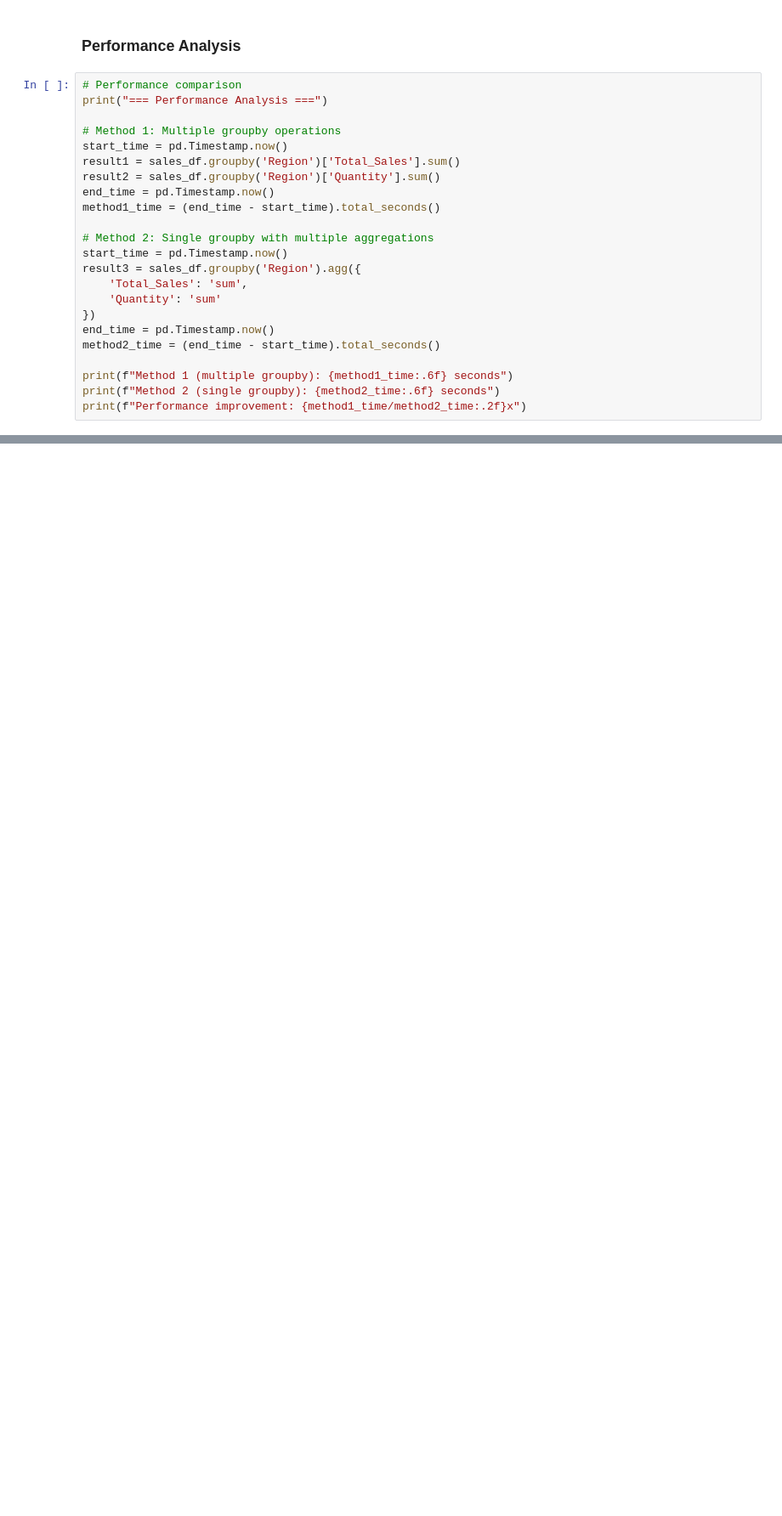
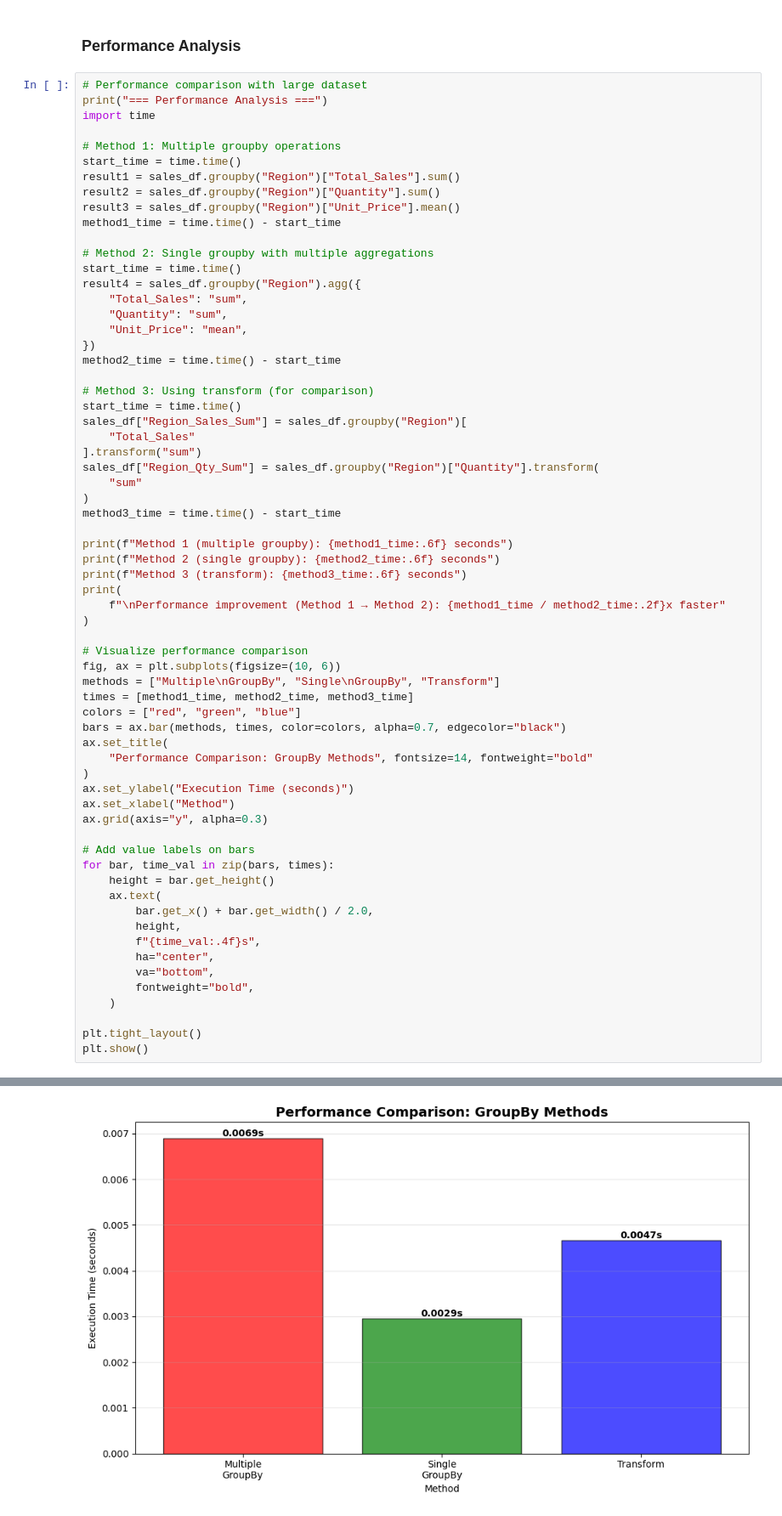
Before and after one commit to christopherseaman/datasci_217, a Jupyter notebook: 08/demo/demo1_groupby_operations.ipynb, the cells around one changed output, grey strips where cells are left out. Shown at 85% size. Drawn from its saved outputs; the diff is of its cells as text; blank space fills up the shorter version.

```diff
--- a/08/demo/demo1_groupby_operations.ipynb
+++ b/08/demo/demo1_groupby_operations.ipynb
@@ -188,25 +1011,68 @@ print(top_salesperson)
 # %% [markdown]
 ### Performance Analysis
 # %%
-# Performance comparison
+# Performance comparison with large dataset
 print("=== Performance Analysis ===")
+import time
 
 # Method 1: Multiple groupby operations
-start_time = pd.Timestamp.now()
-result1 = sales_df.groupby('Region')['Total_Sales'].sum()
-result2 = sales_df.groupby('Region')['Quantity'].sum()
-end_time = pd.Timestamp.now()
-method1_time = (end_time - start_time).total_seconds()
+start_time = time.time()
+result1 = sales_df.groupby("Region")["Total_Sales"].sum()
+result2 = sales_df.groupby("Region")["Quantity"].sum()
+result3 = sales_df.groupby("Region")["Unit_Price"].mean()
+method1_time = time.time() - start_time
 
 # Method 2: Single groupby with multiple aggregations
-start_time = pd.Timestamp.now()
-result3 = sales_df.groupby('Region').agg({
-    'Total_Sales': 'sum',
-    'Quantity': 'sum'
+start_time = time.time()
+result4 = sales_df.groupby("Region").agg({
+    "Total_Sales": "sum",
+    "Quantity": "sum",
+    "Unit_Price": "mean",
 })
-end_time = pd.Timestamp.now()
-method2_time = (end_time - start_time).total_seconds()
+method2_time = time.time() - start_time
+
+# Method 3: Using transform (for comparison)
+start_time = time.time()
+sales_df["Region_Sales_Sum"] = sales_df.groupby("Region")[
+    "Total_Sales"
+].transform("sum")
+sales_df["Region_Qty_Sum"] = sales_df.groupby("Region")["Quantity"].transform(
+    "sum"
+)
+method3_time = time.time() - start_time
 
 print(f"Method 1 (multiple groupby): {method1_time:.6f} seconds")
 print(f"Method 2 (single groupby): {method2_time:.6f} seconds")
-print(f"Performance improvement: {method1_time/method2_time:.2f}x")
+print(f"Method 3 (transform): {method3_time:.6f} seconds")
+print(
+    f"\nPerformance improvement (Method 1 → Method 2): {method1_time / method2_time:.2f}x faster"
+)
+
+# Visualize performance comparison
+fig, ax = plt.subplots(figsize=(10, 6))
+methods = ["Multiple\nGroupBy", "Single\nGroupBy", "Transform"]
+times = [method1_time, method2_time, method3_time]
+colors = ["red", "green", "blue"]
+bars = ax.bar(methods, times, color=colors, alpha=0.7, edgecolor="black")
+ax.set_title(
+    "Performance Comparison: GroupBy Methods", fontsize=14, fontweight="bold"
+)
+ax.set_ylabel("Execution Time (seconds)")
+ax.set_xlabel("Method")
+ax.grid(axis="y", alpha=0.3)
+
+# Add value labels on bars
+for bar, time_val in zip(bars, times):
+    height = bar.get_height()
+    ax.text(
+        bar.get_x() + bar.get_width() / 2.0,
+        height,
+        f"{time_val:.4f}s",
+        ha="center",
+        va="bottom",
+        fontweight="bold",
+    )
+
+plt.tight_layout()
+plt.show()
+# %% [output]
@@ -213,3 +1085,4 @@ print(f"Performance improvement: {method1_time/method2_time:.2f}x")
+[figure, added]
 # %% [markdown]
 ## Key Takeaways
 
```
Also changed, not shown: parts of 10 cells of this notebook, 16 other files.
